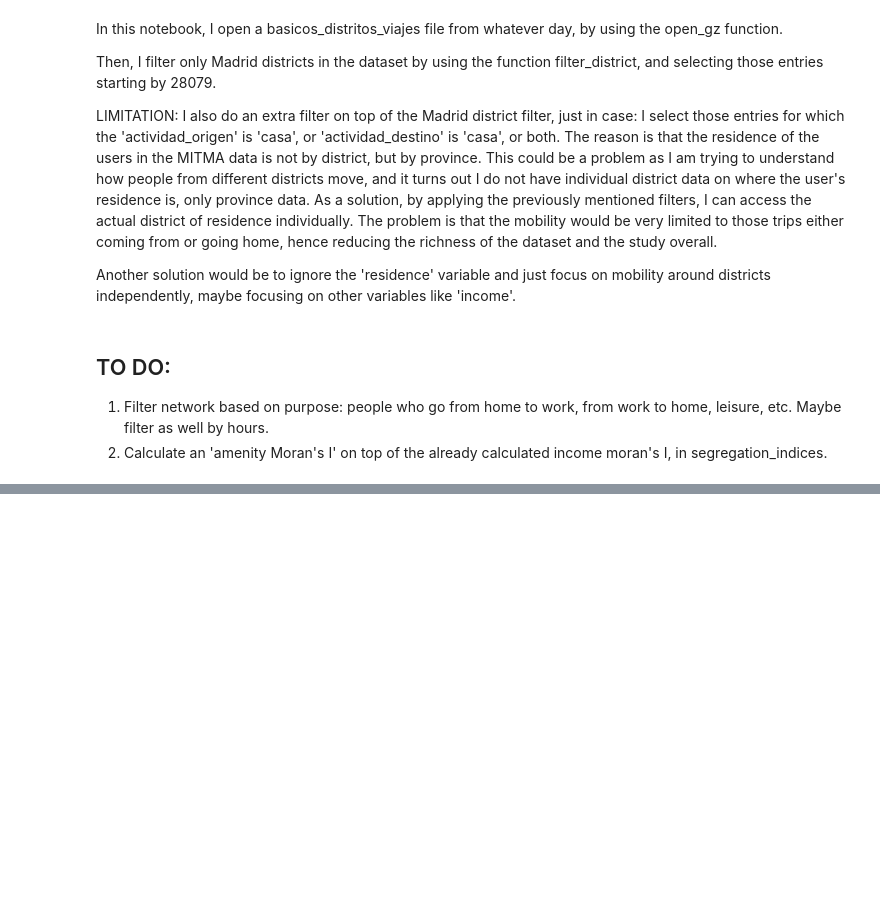
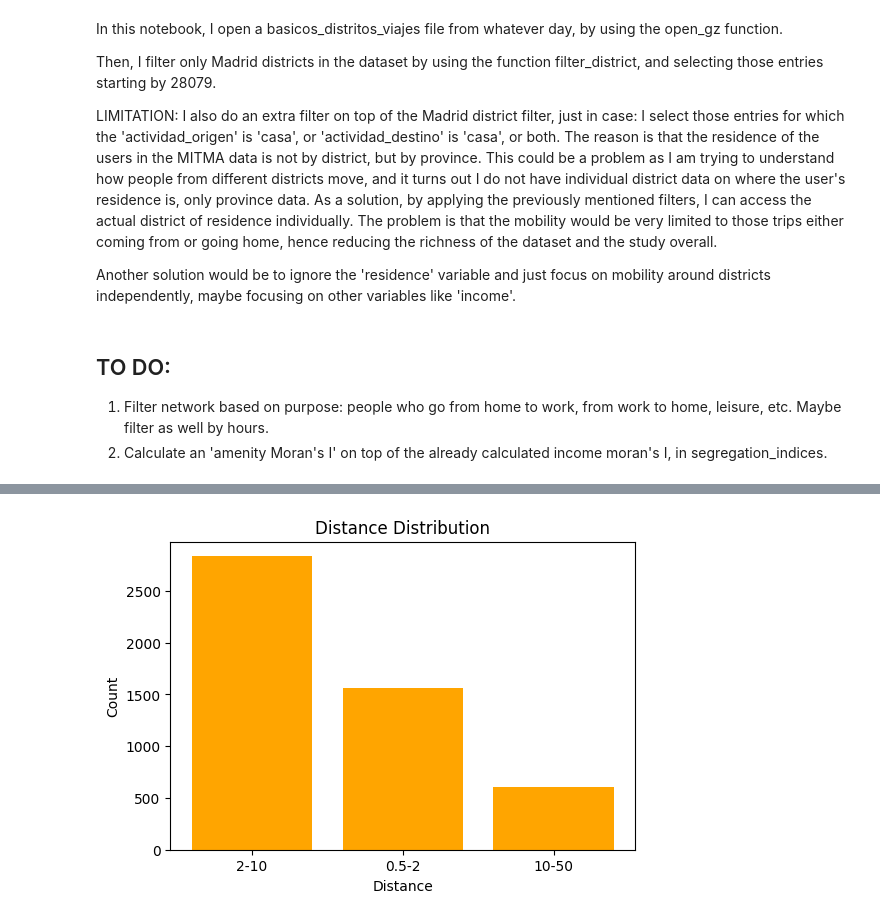
Before and after one commit to carobs9/thesis_project, a Jupyter notebook: mobility_data/graphs_test.ipynb, the cells around one changed output, grey strips where cells are left out. Cells and saved outputs as stored; diff of their text form; code cells hidden in the pictures; blank space fills up the shorter version.

```diff
--- a/mobility_data/graphs_test.ipynb
+++ b/mobility_data/graphs_test.ipynb
@@ -53,0 +95,12 @@ for idx, row in gdf.iterrows():
+# %%
+distancia_distribution = filtered_df['distancia'].value_counts()
+
+# Plot distance distribution
+plt.figure(figsize=(6, 4))
+plt.bar(distancia_distribution.index, distancia_distribution.values, color='orange')
+plt.title('Distance Distribution')
+plt.xlabel('Distance')
+plt.ylabel('Count')
+plt.show()
+# %% [output]
+[figure, added]
```
Also changed, not shown: parts of 12 cells of this notebook.
